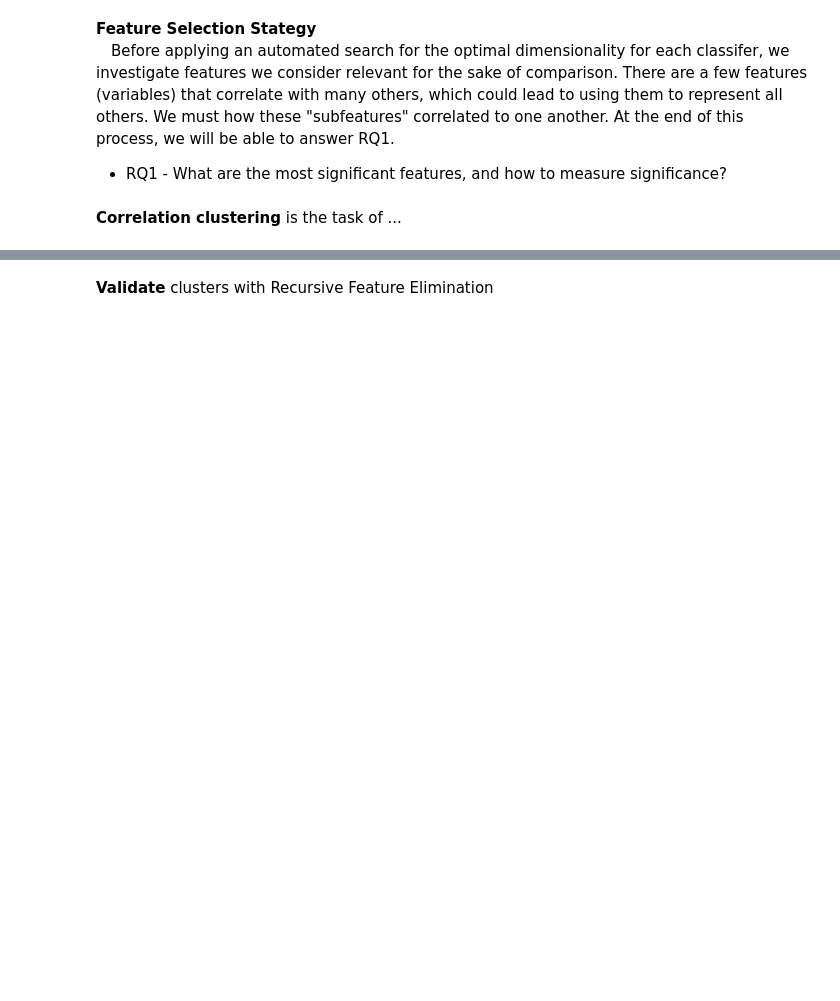
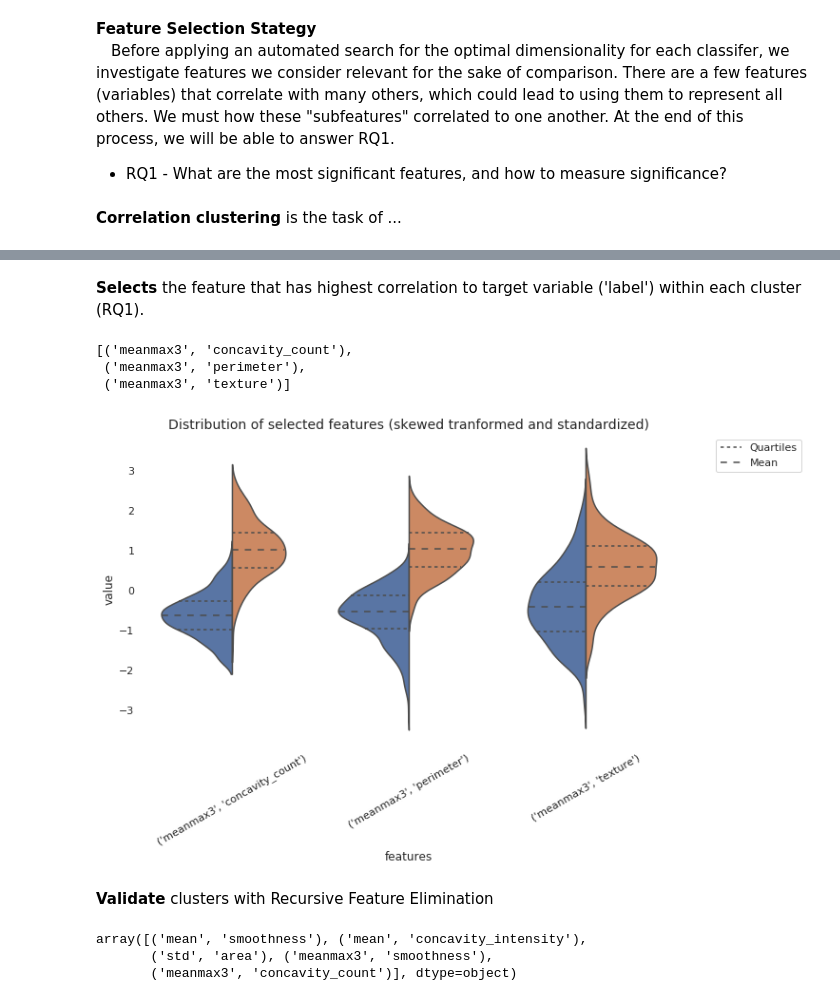
Before and after one commit to ottobricks/BreastCancerWisconsinDiagnostic, a Jupyter notebook: notebooks/eda.ipynb, the cells around one changed output, grey strips where cells are left out. Cells and saved outputs as stored; diff of their text form; code cells hidden in the pictures; blank space fills up the shorter version.

Commit message:
WIP validate correlation clustering feature selection, perhaps CV emsembled method

```diff
--- a/notebooks/eda.ipynb
+++ b/notebooks/eda.ipynb
@@ -376,8 +487,66 @@ def viz_cluster_separation(
     )
 
     fig.show()
+# %% [markdown]
+**Selects** the feature that has highest correlation to target variable ('label') within each cluster (RQ1).
+# %%
+target = eda.data.corr()[('label', '')]
+selected_feats = [target[cluster[k]].idxmax() for k in cluster.keys()]
+selected_feats
+# %% [output]
+[('meanmax3', 'concavity_count'),
+ ('meanmax3', 'perimeter'),
+ ('meanmax3', 'texture')]
+# %%
+fig, ax = plt.subplots(1, 1, figsize=(10, 6))
+
+# ax[0].set_title('Distribution of selected features (standardized)', fontsize=14)
+# ax[0].spines['top'].set_visible(False)
+# ax[0].spines['bottom'].set_visible(False)
+# ax[0].spines['right'].set_visible(False)
+# ax[0].spines['left'].set_visible(False)
+
+# plot_compare_classdistribution(eda.data, ax=ax[0], feats=selected_feats)
+
+# ax[0].tick_params(axis='x', labelrotation=30)
+# ax[0].legend_.remove()
+# leg = ax[0].legend(['Quartiles', 'Mean'], loc='upper right', bbox_to_anchor=(1.25, 1))
+
+ax.set_title('Distribution of selected features (skewed tranformed and standardized)', fontsize=14)
+ax.spines['top'].set_visible(False)
+ax.spines['bottom'].set_visible(False)
+ax.spines['right'].set_visible(False)
+ax.spines['left'].set_visible(False)
+
+plot_compare_classdistribution(transformed, ax=ax, feats=selected_feats)
+
+ax.tick_params(axis='x', labelrotation=30)
+ax.legend_.remove()
+leg = ax.legend(['Quartiles', 'Mean'], loc='upper right', bbox_to_anchor=(1.25, 1))
+
+plt.show()
+# %% [output]
+[figure, added]
 # %% [markdown]
 **Validate** clusters with Recursive Feature Elimination
+# %%
+from sklearn.svm import SVR
+from sklearn.feature_selection import RFE
+
+estimator = SVR(kernel="linear")
+selector = RFE(estimator, 3, step=1)
+
+selector =\
+    selector.fit(
+        transformed.drop(('label', ''), axis=1).values,
+        transformed[('label', '')].values
+    )
+
+transformed.drop(('label', ''), axis=1).columns.to_flat_index()[selector.support_].values
+# %% [output]
+array([('mean', 'smoothness'), ('mean', 'concavity_intensity'),
+       ('std', 'area'), ('meanmax3', 'smoothness'),
+       ('meanmax3', 'concavity_count')], dtype=object)
 # %%
 from sklearn.model_selection import train_test_split
 
```
Also changed, not shown: parts of 17 cells of this notebook.
